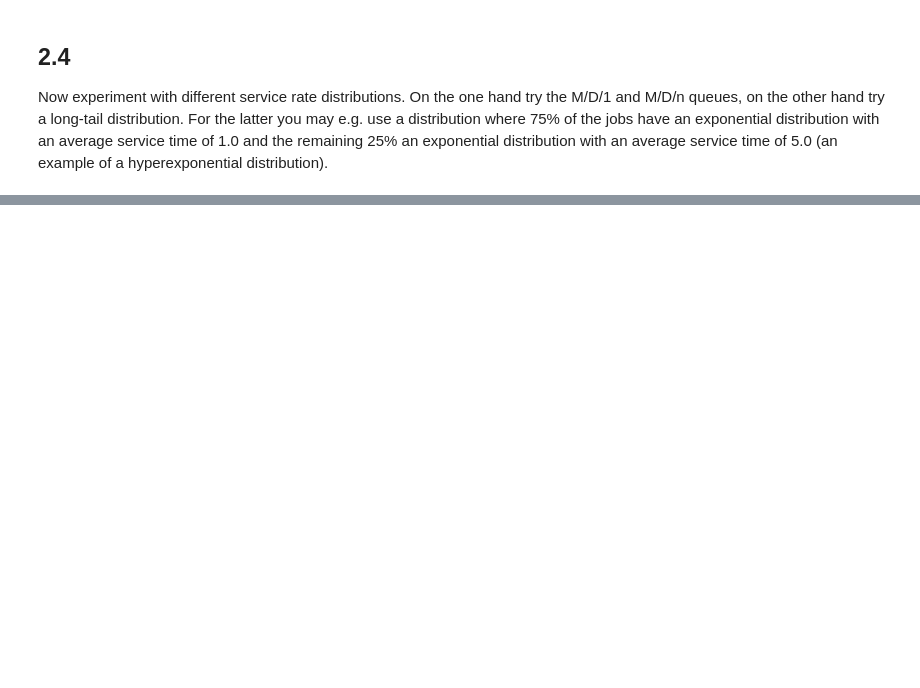
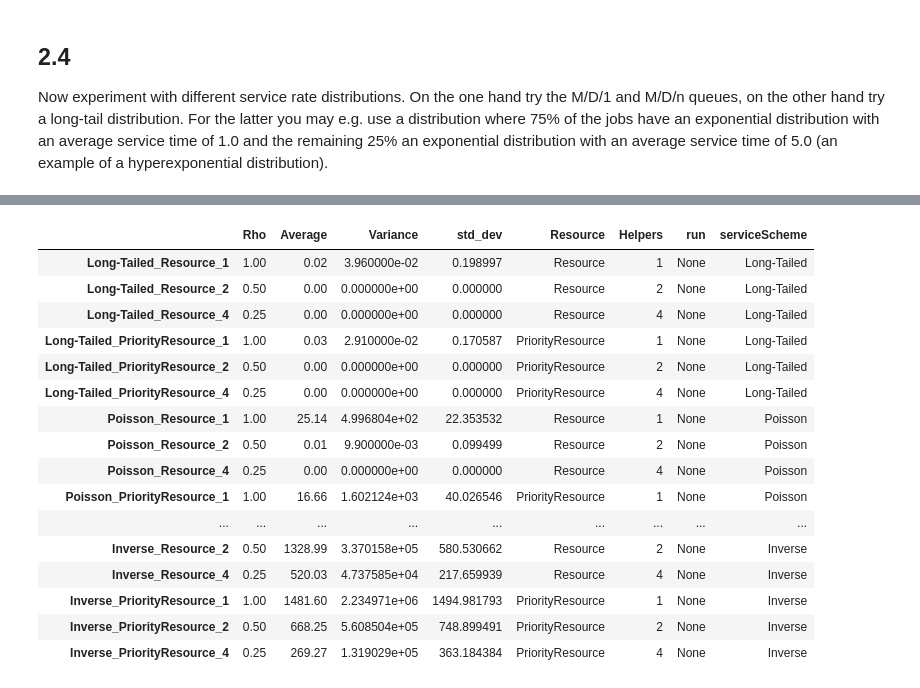
Before and after one commit to popoiopo/StochasticSim, a Jupyter notebook: Bas/opdr2/stochSimDES.ipynb, the cells around one changed output, grey strips where cells are left out. Saved outputs shown, nothing was run; the diff lists cells and outputs as text; code cells hidden in the pictures; blank space fills up the shorter version.

```diff
--- a/Bas/opdr2/stochSimDES.ipynb
+++ b/Bas/opdr2/stochSimDES.ipynb
@@ -323,0 +372,20 @@ NameError: name 'customerSchemes' is not defined
+# %%
+customerAll
+# %% [output]
+|  | Rho | Average | Variance | std_dev | Resource | Helpers | run | serviceScheme |
+| Long-Tailed_Resource_1 | 1.00 | 0.02 | 3.960000e-02 | 0.198997 | Resource | 1 | None | Long-Tailed |
+| Long-Tailed_Resource_2 | 0.50 | 0.00 | 0.000000e+00 | 0.000000 | Resource | 2 | None | Long-Tailed |
+| Long-Tailed_Resource_4 | 0.25 | 0.00 | 0.000000e+00 | 0.000000 | Resource | 4 | None | Long-Tailed |
+| Long-Tailed_PriorityResource_1 | 1.00 | 0.03 | 2.910000e-02 | 0.170587 | PriorityResource | 1 | None | Long-Tailed |
+| Long-Tailed_PriorityResource_2 | 0.50 | 0.00 | 0.000000e+00 | 0.000000 | PriorityResource | 2 | None | Long-Tailed |
+| Long-Tailed_PriorityResource_4 | 0.25 | 0.00 | 0.000000e+00 | 0.000000 | PriorityResource | 4 | None | Long-Tailed |
+| Poisson_Resource_1 | 1.00 | 25.14 | 4.996804e+02 | 22.353532 | Resource | 1 | None | Poisson |
+| Poisson_Resource_2 | 0.50 | 0.01 | 9.900000e-03 | 0.099499 | Resource | 2 | None | Poisson |
+| Poisson_Resource_4 | 0.25 | 0.00 | 0.000000e+00 | 0.000000 | Resource | 4 | None | Poisson |
+| Poisson_PriorityResource_1 | 1.00 | 16.66 | 1.602124e+03 | 40.026546 | PriorityResource | 1 | None | Poisson |
+| ... | ... | ... | ... | ... | ... | ... | ... | ... |
+| Inverse_Resource_2 | 0.50 | 1328.99 | 3.370158e+05 | 580.530662 | Resource | 2 | None | Inverse |
+| Inverse_Resource_4 | 0.25 | 520.03 | 4.737585e+04 | 217.659939 | Resource | 4 | None | Inverse |
+| Inverse_PriorityResource_1 | 1.00 | 1481.60 | 2.234971e+06 | 1494.981793 | PriorityResource | 1 | None | Inverse |
+| Inverse_PriorityResource_2 | 0.50 | 668.25 | 5.608504e+05 | 748.899491 | PriorityResource | 2 | None | Inverse |
+| Inverse_PriorityResource_4 | 0.25 | 269.27 | 1.319029e+05 | 363.184384 | PriorityResource | 4 | None | Inverse |
```
Also changed, not shown: parts of 6 cells of this notebook.
